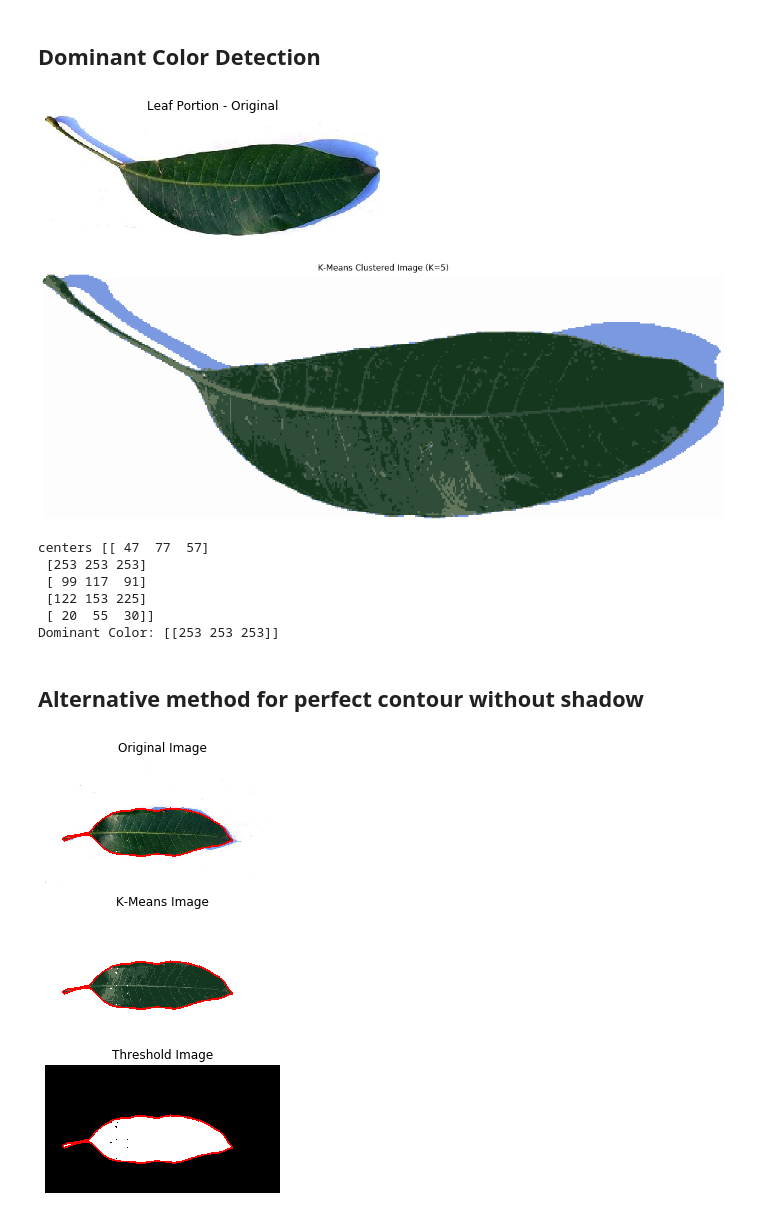
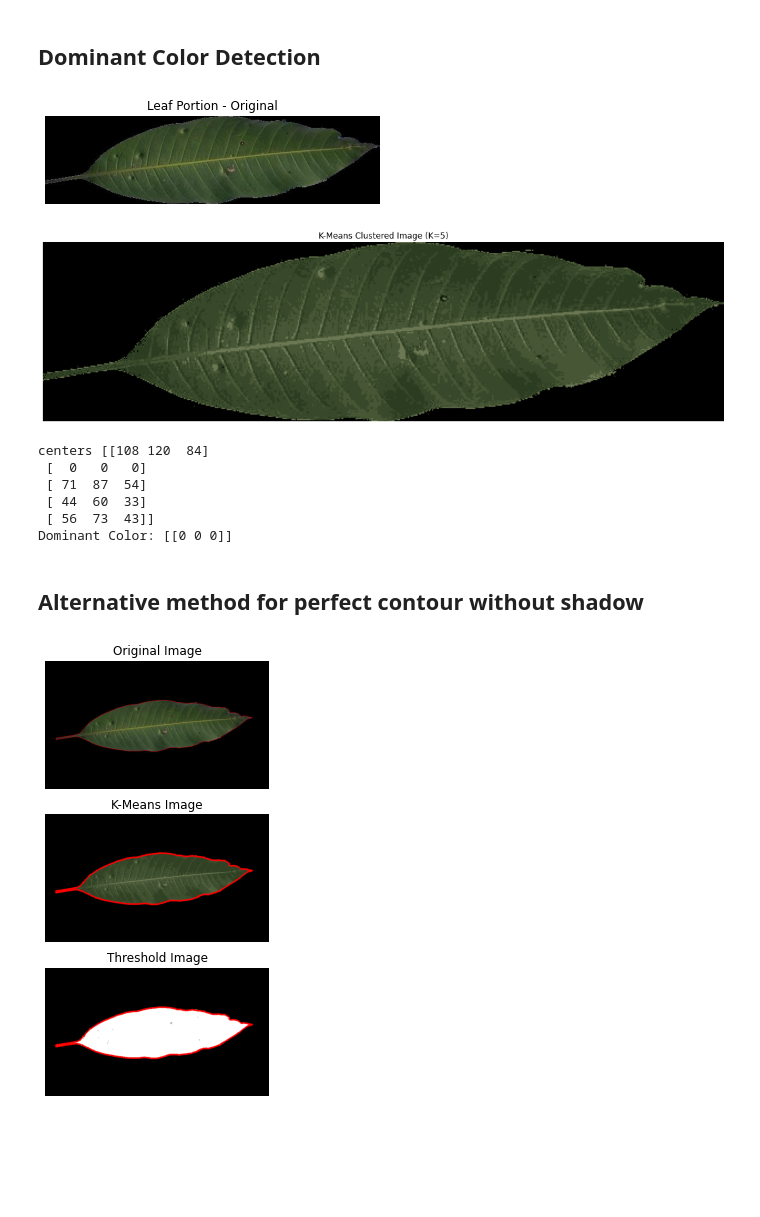
Before and after one commit to cod3rboy/mangoresearch, a Jupyter notebook: haar_wavelet_transform.ipynb, the cells around one changed output. Cells and saved outputs as stored; diff of their text form; code cells hidden in the pictures; blank space fills up the shorter version.

```diff
--- a/haar_wavelet_transform.ipynb
+++ b/haar_wavelet_transform.ipynb
@@ -91,10 +90,10 @@ No of shapes 17
 # Contours
 ## Image Features
 # %%
-original_img = cv2.imread('MangoLeavesDatabase/Alphonso/front/alphonso_front_4fso23tcw5kzr1qgrj5sje48.jpg')
+original_img = cv2.imread('PreprocessedDatabase\\alphonso\\back\\alphonso_back_1w7ptfyks2w5lrol7fu4.jpg')
 img2rgb = cv2.cvtColor(original_img, cv2.COLOR_BGR2RGB)
 img2gray = cv2.cvtColor(original_img, cv2.COLOR_BGR2GRAY)
-retval, img = cv2.threshold(img2gray,0, 255,cv2.THRESH_BINARY_INV+cv2.THRESH_OTSU)
+retval, img = cv2.threshold(img2gray,0, 255,cv2.THRESH_BINARY+cv2.THRESH_OTSU)
 contours, _ = cv2.findContours(img, cv2.RETR_EXTERNAL, cv2.CHAIN_APPROX_SIMPLE)
 
 if len(contours) != 0:
@@ -158,10 +157,10 @@ Mean Color in leaf portion: (174, 145, 139)
 # %% [markdown]
 ## Dominant Color Detection
 # %%
-original_img = cv2.imread('MangoLeavesDatabase/Alphonso/front/alphonso_front_4fso23tcw5kzr1qgrj5sje48.jpg')
+original_img = cv2.imread('PreprocessedDatabase\\alphonso\\back\\alphonso_back_1w7ptfyks2w5lrol7fu4.jpg')
 img2rgb = cv2.cvtColor(original_img, cv2.COLOR_BGR2RGB)
 img2gray = cv2.cvtColor(original_img, cv2.COLOR_BGR2GRAY)
-retval, img = cv2.threshold(img2gray,0, 255,cv2.THRESH_BINARY_INV+cv2.THRESH_OTSU)
+retval, img = cv2.threshold(img2gray,0, 255,cv2.THRESH_BINARY+cv2.THRESH_OTSU)
 contours, _ = cv2.findContours(img, cv2.RETR_EXTERNAL, cv2.CHAIN_APPROX_SIMPLE)
 
 if len(contours) != 0:
@@ -170,46 +169,46 @@ if len(contours) != 0:
     leaf_segment = img2rgb[y:y+h, x:x+w]
     plt.imshow(leaf_segment)
     plt.title('Leaf Portion - Original')
     plt.axis('off')
     plt.show()
 
      # Get the dominant color in leaf contour area
     leaf_pixels = leaf_segment.reshape((-1, 3))
     leaf_pixels = np.float32(leaf_pixels)
     criteria = (cv2.TERM_CRITERIA_EPS + cv2.TERM_CRITERIA_MAX_ITER, 10, 1.0)
     K = 5
     ret,label,center = cv2.kmeans(leaf_pixels, K, None, criteria, 10, cv2.KMEANS_RANDOM_CENTERS)
     center = np.uint8(center)
     result = center[label.flatten()]
     result = result.reshape(leaf_segment.shape)
 
     plt.figure('Clustered Image', figsize=(18, 8))
     plt.axis('off')
     plt.imshow(result)
     plt.title('K-Means Clustered Image (K={0})'.format(K))
     plt.show()
 
     _,count = np.unique(label.flatten(), return_counts=True)
     dominant_color = center[label[count.argmax()]]
     print('centers', center)
     print('Dominant Color:', str(dominant_color))
 
 else:
     print('No contour found in image')
 # %% [output]
-[figure, old version]
+[figure, new version]
-[figure, old version]
+[figure, new version]
-centers [[ 47  77  57]
- [253 253 253]
- [ 99 117  91]
- [122 153 225]
- [ 20  55  30]]
-Dominant Color: [[253 253 253]]
+centers [[108 120  84]
+ [  0   0   0]
+ [ 71  87  54]
+ [ 44  60  33]
+ [ 56  73  43]]
+Dominant Color: [[0 0 0]]
 # %% [markdown]
 ## Alternative method for perfect contour without shadow
 # %%
 # Read an Image from dataset
-original_img = cv2.imread('MangoLeavesDatabase/Alphonso/front/alphonso_front_8n0wwkn765agjmciisobrbk5.jpg')
+original_img = cv2.imread('PreprocessedDatabase\\alphonso\\back\\alphonso_back_1w7ptfyks2w5lrol7fu4.jpg')
 # Convert color channels from BGR to RGB
 img2rgb = cv2.cvtColor(original_img, cv2.COLOR_BGR2RGB)
 # Apply K-Means to reduce color space in image
@@ -226,7 +225,7 @@ for i,p in enumerate(cluster_img):
 cluster_img = cluster_img.reshape(img2rgb.shape)
 # Apply thresholding to clustered image
 cluster_img2gray = cv2.cvtColor(cluster_img, cv2.COLOR_RGB2GRAY)
-retval, th_img = cv2.threshold(cluster_img2gray, 0, 255, cv2.THRESH_BINARY_INV+cv2.THRESH_OTSU)
+retval, th_img = cv2.threshold(cluster_img2gray, 0, 255, cv2.THRESH_BINARY+cv2.THRESH_OTSU)
 # Find contours in threshold image
 contours, _ = cv2.findContours(th_img, cv2.RETR_EXTERNAL, cv2.CHAIN_APPROX_SIMPLE)
 if len(contours) != 0:
@@ -235,7 +234,9 @@ if len(contours) != 0:
     # Get the bounding box for leaf contour
     x, y, w, h = cv2.boundingRect(leaf_contour)
     # Draw contours on original, clustered and threashold images
-    img1 = cv2.drawContours(img2rgb, [leaf_contour], 0, (255,0,0), 4)
+    img1 = cv2.drawContours(img2rgb, [leaf_contour], 0, (255,0,0), 1)
+    x, y, w, h = cv2.boundingRect(leaf_contour)
+    # img1 = cv2.rectangle(img2rgb,(x, y), (x+w, y+h), (255, 255, 0), 1)
     img2 = cv2.drawContours(cluster_img, [leaf_contour], 0, (255,0,0), 4)
     img3 = cv2.drawContours(cv2.cvtColor(th_img, cv2.COLOR_GRAY2RGB), [leaf_contour], 0, (255,0,0), 4)
     # Display Results
@@ -251,4 +252,4 @@ if len(contours) != 0:
 else:
     print('No contour found in image')
 # %% [output]
-[figure, old version]
+[figure, new version]
```
Also changed, not shown: parts of 15 cells of this notebook, 5 other files.
